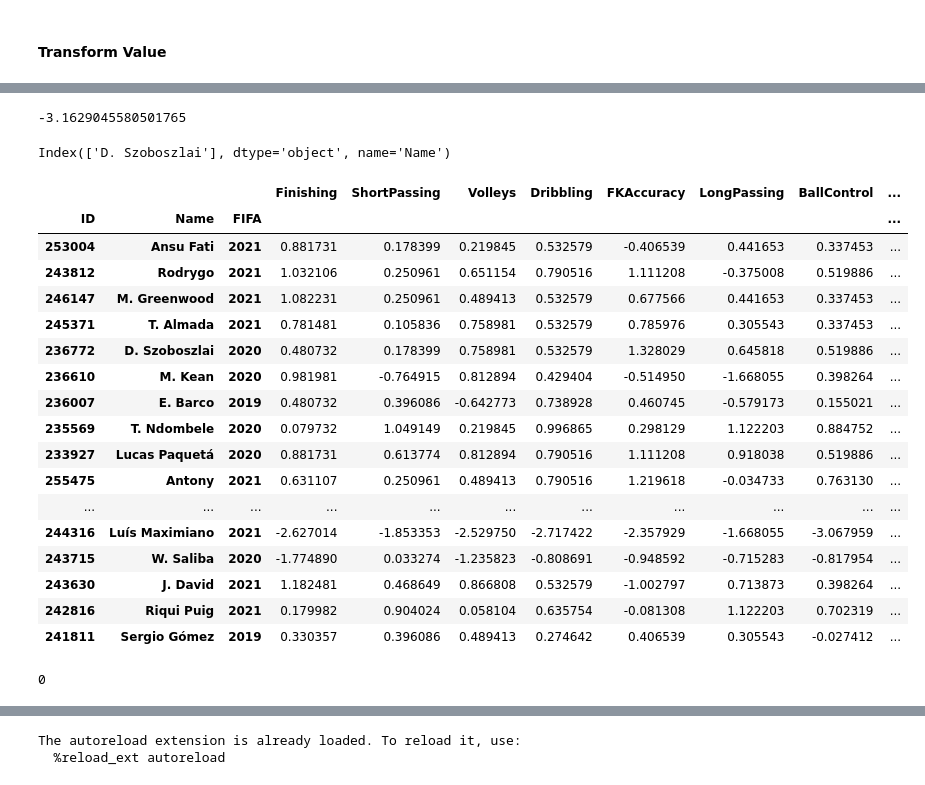
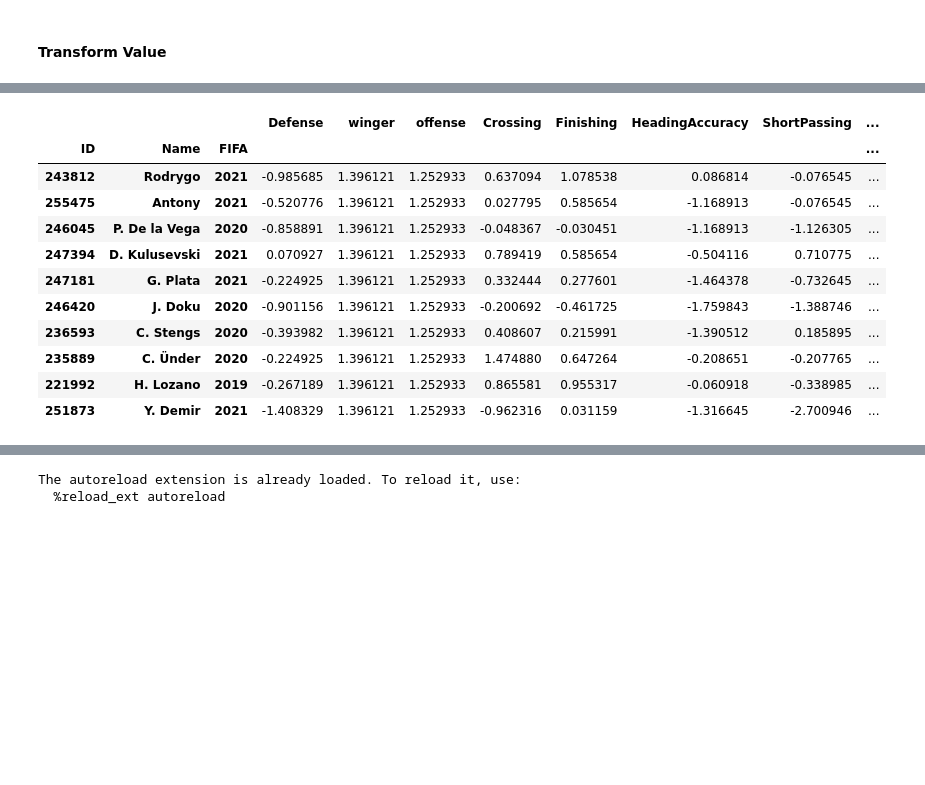
Before and after one commit to robb1302/statsfaction, a Jupyter notebook: scripts/sport_analytics/model/what was his name again.ipynb, the cells around one changed output, grey strips where cells are left out. Drawn from its saved outputs; the diff is of its cells as text; code cells hidden in the pictures; blank space fills up the shorter version.

```diff
--- a/scripts/sport_analytics/model/what was his name again.ipynb
+++ b/scripts/sport_analytics/model/what was his name again.ipynb
@@ -59,9 +73,10 @@ conn.close()
 
 df_prospect = df_prospect.set_index(['ID'])
 df_prime = df_prime.set_index(['ID'])
+
 df_raw = df_prospect.join(df_prime[["prime_age","PrimeOverall"]])
-df_raw = df_raw.reset_index(['ID']).set_index(['ID','Name','FIFA'])
-
+df_raw = df_raw.reset_index(['ID'])
+df_raw = add_features_raw_datadf_raw(df_raw)
 
 df_raw.head()
 # %% [output]
@@ -111,10 +99,11 @@ df_potentials = df[(df.set=="valid")&(df.Overall<83)&(df.Age<26)&(df.Potential>8
 # %%
 
 df = df[df.prime_age>df.potential_age]
-df = df[(df.Potential>83)]
-df['target'] = ~((df.max_potential>83)&(df.PrimeOverall<83))
+df['target'] = ~(df.PrimeOverall<83)
 df = df[df.potential_age<26]
+df = df[df.offense>-2]
 df.target.value_counts()
 
 
 df_processed = df.copy()
+df_processed.head()
@@ -166,23 +195,19 @@ df[df.target].describe().round(3).compare(df[~df.target].describe().round(3))
 # %% [markdown]
 ###  Feature Engineering
 # %%
-PLAYER_ATTRIBUTES = [ 'Finishing',  'ShortPassing', 'Volleys', 'Dribbling',  'FKAccuracy', 'LongPassing', 'BallControl',
+PLAYER_ATTRIBUTES = [ 'central','winger','offense','Finishing',  'ShortPassing', 'Volleys', 'Dribbling',  'FKAccuracy', 'LongPassing', 'BallControl',
                       'Acceleration', 'SprintSpeed', 'Agility',    'Reactions', 'Balance',
                       'ShotPower', 'Jumping',  'LongShots', 'Positioning', 'Vision' ]
 # PLAYER_ATTRIBUTES = [ 'Age' ,'Dribbling',  'FKAccuracy',  'BallControl','ShotPower','Positioning', 'Penalties' ]
-# PLAYER_ATTRIBUTES = [ 'Age','Crossing', 'Finishing', 'HeadingAccuracy', 'ShortPassing', 'Volleys', 'Dribbling', 'Curve', 'FKAccuracy', 'LongPassing', 'BallControl',
-#                       'Acceleration', 'SprintSpeed', 'Agility', 'GKPositioning', 'GKReflexes', 'Composure', 'Defensive awareness', 'Reactions', 'Balance',
-#                       'ShotPower', 'Jumping', 'Stamina', 'Strength', 'LongShots', 'Aggression', 'Interceptions', 'Positioning', 'Vision', 'Penalties', 'Marking',
-#                       'StandingTackle', 'SlidingTackle', 'GKDiving', 'GKHandling', 'GKKicking']
+PLAYER_ATTRIBUTES = [  'central','winger','offense','Age','Crossing', 'Finishing', 'HeadingAccuracy', 'ShortPassing', 'Volleys', 'Dribbling', 'Curve', 'FKAccuracy', 'LongPassing', 'BallControl',
+                      'Acceleration', 'SprintSpeed', 'Agility', 'GKPositioning', 'GKReflexes', 'Composure', 'Defensive awareness', 'Reactions', 'Balance',
+                      'ShotPower', 'Jumping', 'Stamina', 'Strength', 'LongShots', 'Aggression', 'Interceptions', 'Positioning', 'Vision', 'Penalties', 'Marking',
+                      'StandingTackle', 'SlidingTackle', 'GKDiving', 'GKHandling', 'GKKicking']
+PLAYER_ATTRIBUTES = [ 'Defense','winger','offense','Crossing', 'Finishing', 'HeadingAccuracy', 'ShortPassing',  'Dribbling', 'Curve',  'LongPassing', 'BallControl',
+                      'Acceleration', 'SprintSpeed', 'Agility',  'Composure',  'Reactions', 'Balance', 'ShotPower', 'Jumping', 'Stamina', 'Strength', 'LongShots', 'Aggression', 'Interceptions', 'Positioning', 'Vision', 'Penalties', 'StandingTackle', 'SlidingTackle']
 # PLAYER_ATTRIBUTES = [ 'Acceleration', 'SprintSpeed', 'Agility',    'Reactions', 'Balance',  'Jumping', 'Stamina', 'Strength',  'Aggression', 'Positioning', 'Vision']
 # %% [markdown]
 #### Transform Defense Attributs
-# %%
-
-if False:
-    df['Defense'] =  df['Defensive awareness'].fillna(0)+df['Marking'].fillna(0)
-    df_potentials['Defense'] =  df_potentials['Defensive awareness'].fillna(0)+df_potentials['Marking'].fillna(0)
-    PLAYER_ATTRIBUTES.append('Defense')
 # %% [markdown]
 #### Transform Value
 # %%
@@ -352,33 +377,15 @@ shap.summary_plot(shap_values[1], X_test_scaled_df)
-# %%
-explainer.expected_value[1]
-# %% [output]
--3.1629045580501765
-# %%
-player_skills.index.get_level_values('Name')
-# %% [output]
-Index(['D. Szoboszlai'], dtype='object', name='Name')
 # %%
-X_test_scaled_df[~y_test].head(20)
+X_test_scaled_df[~y_test].head(10)
 # %% [output]
-|  |  |  | Finishing | ShortPassing | Volleys | Dribbling | FKAccuracy | LongPassing | BallControl | ... |
+|  |  |  | Defense | winger | offense | Crossing | Finishing | HeadingAccuracy | ShortPassing | ... |
 | ID | Name | FIFA |  |  |  |  |  |  |  | ... |
-| 253004 | Ansu Fati | 2021 | 0.881731 | 0.178399 | 0.219845 | 0.532579 | -0.406539 | 0.441653 | 0.337453 | ... |
-| 243812 | Rodrygo | 2021 | 1.032106 | 0.250961 | 0.651154 | 0.790516 | 1.111208 | -0.375008 | 0.519886 | ... |
-| 246147 | M. Greenwood | 2021 | 1.082231 | 0.250961 | 0.489413 | 0.532579 | 0.677566 | 0.441653 | 0.337453 | ... |
-| 245371 | T. Almada | 2021 | 0.781481 | 0.105836 | 0.758981 | 0.532579 | 0.785976 | 0.305543 | 0.337453 | ... |
-| 236772 | D. Szoboszlai | 2020 | 0.480732 | 0.178399 | 0.758981 | 0.532579 | 1.328029 | 0.645818 | 0.519886 | ... |
-| 236610 | M. Kean | 2020 | 0.981981 | -0.764915 | 0.812894 | 0.429404 | -0.514950 | -1.668055 | 0.398264 | ... |
-| 236007 | E. Barco | 2019 | 0.480732 | 0.396086 | -0.642773 | 0.738928 | 0.460745 | -0.579173 | 0.155021 | ... |
-| 235569 | T. Ndombele | 2020 | 0.079732 | 1.049149 | 0.219845 | 0.996865 | 0.298129 | 1.122203 | 0.884752 | ... |
-| 233927 | Lucas Paquetá | 2020 | 0.881731 | 0.613774 | 0.812894 | 0.790516 | 1.111208 | 0.918038 | 0.519886 | ... |
-| 255475 | Antony | 2021 | 0.631107 | 0.250961 | 0.489413 | 0.790516 | 1.219618 | -0.034733 | 0.763130 | ... |
-| ... | ... | ... | ... | ... | ... | ... | ... | ... | ... | ... |
-| 244316 | Luís Maximiano | 2021 | -2.627014 | -1.853353 | -2.529750 | -2.717422 | -2.357929 | -1.668055 | -3.067959 | ... |
-| 243715 | W. Saliba | 2020 | -1.774890 | 0.033274 | -1.235823 | -0.808691 | -0.948592 | -0.715283 | -0.817954 | ... |
-| 243630 | J. David | 2021 | 1.182481 | 0.468649 | 0.866808 | 0.532579 | -1.002797 | 0.713873 | 0.398264 | ... |
-| 242816 | Riqui Puig | 2021 | 0.179982 | 0.904024 | 0.058104 | 0.635754 | -0.081308 | 1.122203 | 0.702319 | ... |
-| 241811 | Sergio Gómez | 2019 | 0.330357 | 0.396086 | 0.489413 | 0.274642 | 0.406539 | 0.305543 | -0.027412 | ... |
+| 243812 | Rodrygo | 2021 | -0.985685 | 1.396121 | 1.252933 | 0.637094 | 1.078538 | 0.086814 | -0.076545 | ... |
+| 255475 | Antony | 2021 | -0.520776 | 1.396121 | 1.252933 | 0.027795 | 0.585654 | -1.168913 | -0.076545 | ... |
+| 246045 | P. De la Vega | 2020 | -0.858891 | 1.396121 | 1.252933 | -0.048367 | -0.030451 | -1.168913 | -1.126305 | ... |
+| 247394 | D. Kulusevski | 2021 | 0.070927 | 1.396121 | 1.252933 | 0.789419 | 0.585654 | -0.504116 | 0.710775 | ... |
+| 247181 | G. Plata | 2021 | -0.224925 | 1.396121 | 1.252933 | 0.332444 | 0.277601 | -1.464378 | -0.732645 | ... |
+| 246420 | J. Doku | 2020 | -0.901156 | 1.396121 | 1.252933 | -0.200692 | -0.461725 | -1.759843 | -1.388746 | ... |
+| 236593 | C. Stengs | 2020 | -0.393982 | 1.396121 | 1.252933 | 0.408607 | 0.215991 | -1.390512 | 0.185895 | ... |
+| 235889 | C. Ünder | 2020 | -0.224925 | 1.396121 | 1.252933 | 1.474880 | 0.647264 | -0.208651 | -0.207765 | ... |
+| 221992 | H. Lozano | 2019 | -0.267189 | 1.396121 | 1.252933 | 0.865581 | 0.955317 | -0.060918 | -0.338985 | ... |
+| 251873 | Y. Demir | 2021 | -1.408329 | 1.396121 | 1.252933 | -0.962316 | 0.031159 | -1.316645 | -2.700946 | ... |
-# %%
-sum(df.index.get_level_values("ID")==228702)
-# %% [output]
-0
```
Also changed, not shown: parts of 25 cells of this notebook, 2 other files.
